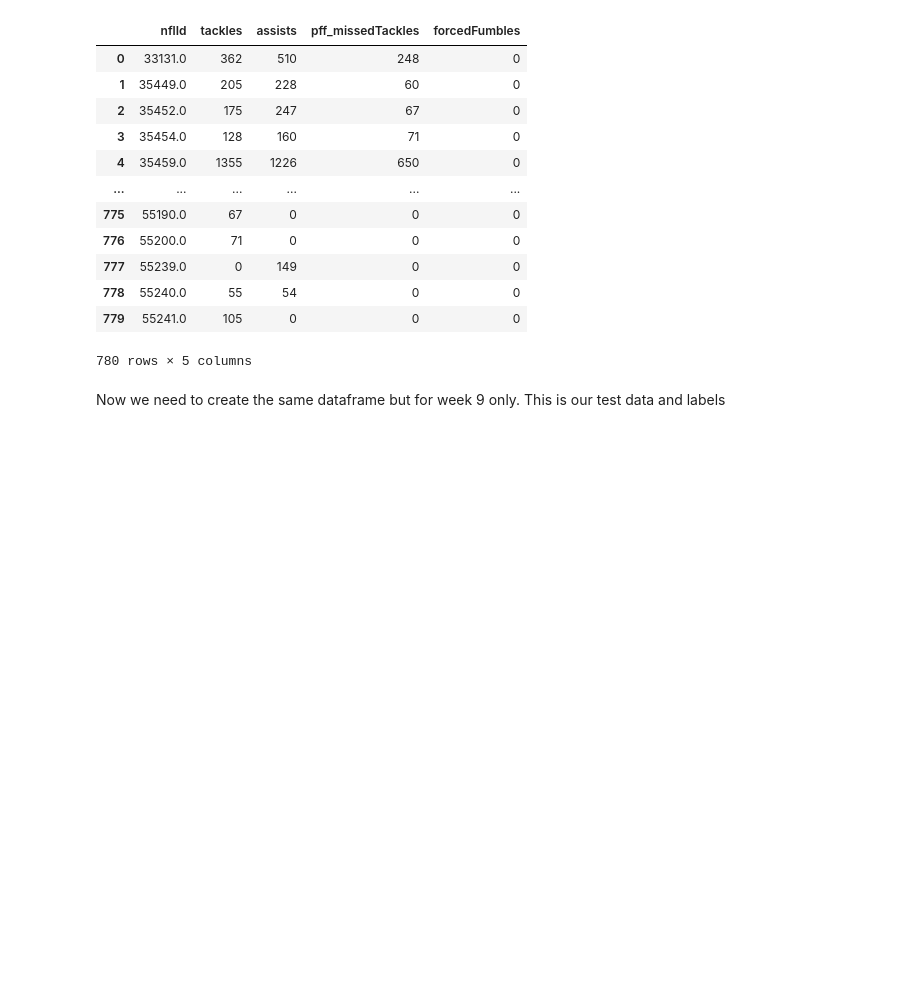
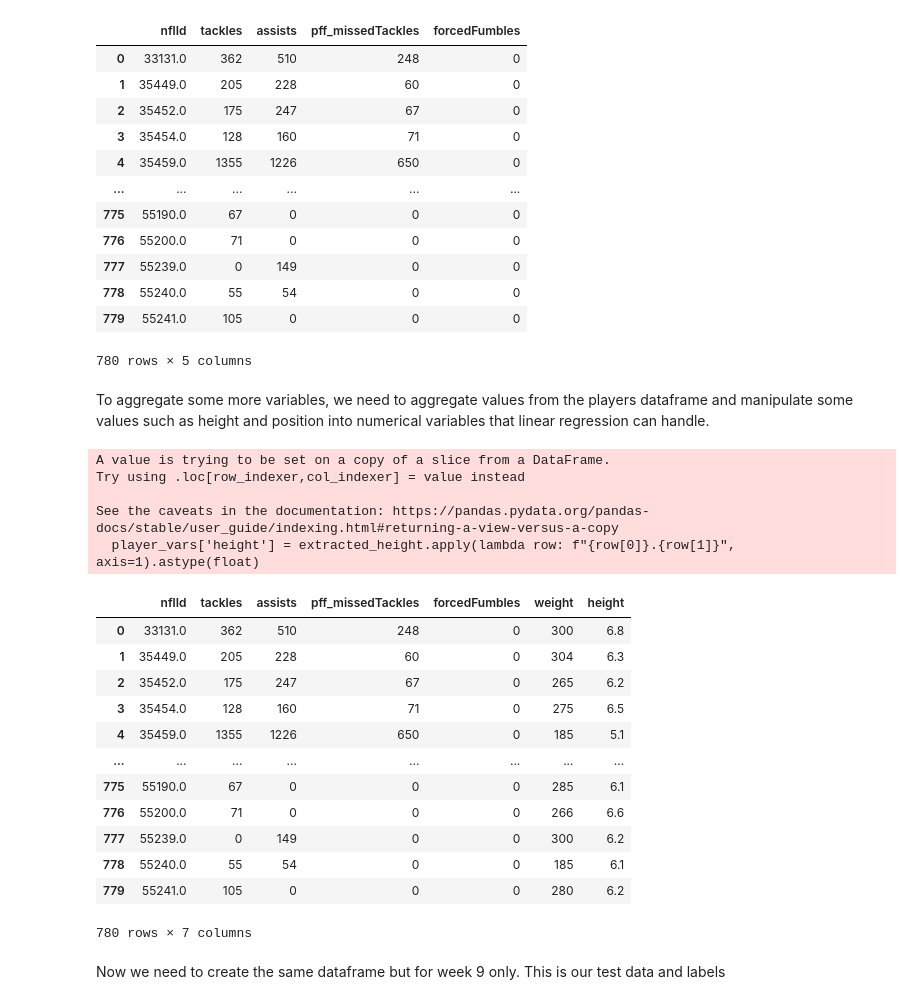
Before and after one commit to BHeller77/BigData, a Jupyter notebook: tackle_predictor.ipynb, the cells around one changed output. Saved outputs shown, nothing was run; the diff lists cells and outputs as text; code cells hidden in the pictures; blank space fills up the shorter version.

```diff
--- a/tackle_predictor.ipynb
+++ b/tackle_predictor.ipynb
@@ -58,6 +58,41 @@ player_train
 | 778 | 55240.0 | 55 | 54 | 0 | 0 |
 | 779 | 55241.0 | 105 | 0 | 0 | 0 |
 780 rows × 5 columns
+# %% [markdown]
+To aggregate some more variables, we need to aggregate values from the players dataframe and manipulate some values such as height and position into numerical variables that linear regression can handle.
+# %%
+player_vars = players[['nflId', 'weight', 'height']]
+
+# extract the string versions of the heights and convert them to numbers
+
+extracted_height = player_vars['height'].str.extract('(\d+)-(\d+)')
+
+player_vars['height'] = extracted_height.apply(lambda row: f"{row[0]}.{row[1]}", axis=1).astype(float)
+
+# add this data into the training data
+
+player_train = pd.merge(player_train, player_vars, on='nflId')
+
+player_train
+# %% [output]
+A value is trying to be set on a copy of a slice from a DataFrame.
+Try using .loc[row_indexer,col_indexer] = value instead
+
+See the caveats in the documentation: https://pandas.pydata.org/pandas-docs/stable/user_guide/indexing.html#returning-a-view-versus-a-copy
+  player_vars['height'] = extracted_height.apply(lambda row: f"{row[0]}.{row[1]}", axis=1).astype(float)
+|  | nflId | tackles | assists | pff_missedTackles | forcedFumbles | weight | height |
+| 0 | 33131.0 | 362 | 510 | 248 | 0 | 300 | 6.8 |
+| 1 | 35449.0 | 205 | 228 | 60 | 0 | 304 | 6.3 |
+| 2 | 35452.0 | 175 | 247 | 67 | 0 | 265 | 6.2 |
+| 3 | 35454.0 | 128 | 160 | 71 | 0 | 275 | 6.5 |
+| 4 | 35459.0 | 1355 | 1226 | 650 | 0 | 185 | 5.1 |
+| ... | ... | ... | ... | ... | ... | ... | ... |
+| 775 | 55190.0 | 67 | 0 | 0 | 0 | 285 | 6.1 |
+| 776 | 55200.0 | 71 | 0 | 0 | 0 | 266 | 6.6 |
+| 777 | 55239.0 | 0 | 149 | 0 | 0 | 300 | 6.2 |
+| 778 | 55240.0 | 55 | 54 | 0 | 0 | 185 | 6.1 |
+| 779 | 55241.0 | 105 | 0 | 0 | 0 | 280 | 6.2 |
+780 rows × 7 columns
 # %% [markdown]
 Now we need to create the same dataframe but for week 9 only.  This is our test data and labels
 # %%
```
Also changed, not shown: parts of 5 cells of this notebook.
